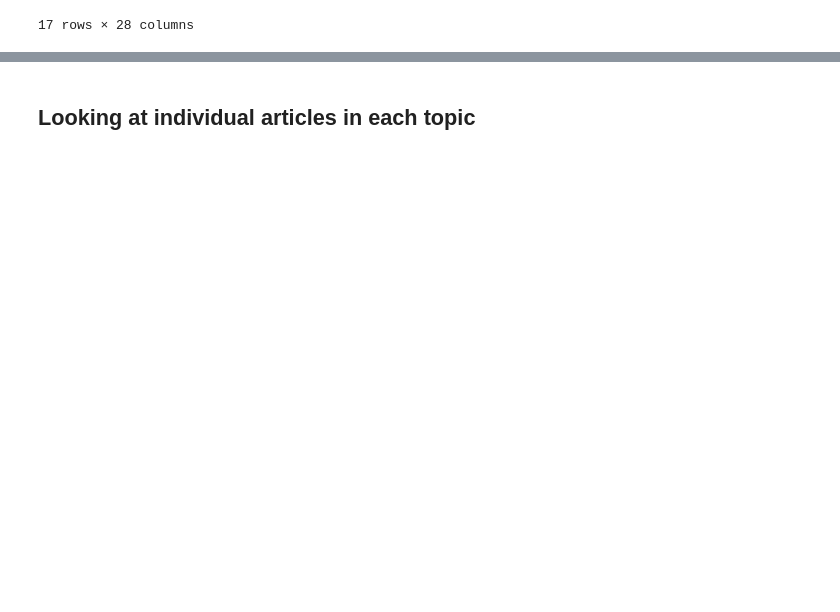
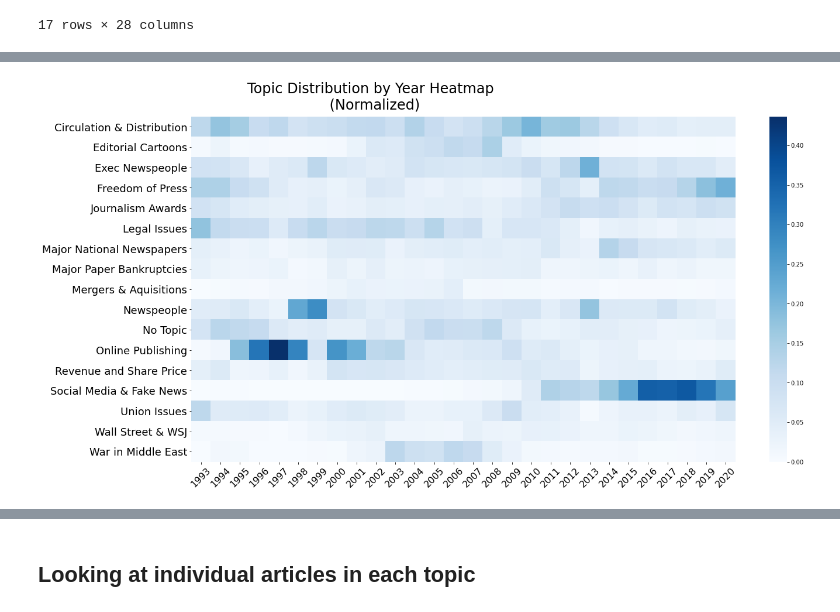
Before and after one commit to max-currier/newspaper_industry_nlp_analysis, a Jupyter notebook: 4_visualization.ipynb, the cells around one changed output, grey strips where cells are left out. Saved outputs shown, nothing was run; the diff lists cells and outputs as text; code cells hidden in the pictures; blank space fills up the shorter version.

```diff
--- a/4_visualization.ipynb
+++ b/4_visualization.ipynb
@@ -107,7 +108,8 @@ plt.xticks(size=16,rotation=45)
 plt.yticks(size=18)
 plt.xlabel('')
 plt.ylabel('')
-plt.suptitle('Topic Distribution by Year Heatmap', size=24, size=24, x=0.4)
+plt.suptitle('Topic Distribution by Year Heatmap \n (Normalized)', size=24, x=0.4)
+plt.tight_layout()
 plt.savefig('viz/heatmap1.svg')
 ;
 # %% [output]
@@ -115,3 +117,4 @@ SyntaxError: keyword argument repeated (<ipython-input-344-6d94aef7d9a2>, line 1
+[figure, added]
 # %%
 # all relevant topics in heatmap
 
```
Also changed, not shown: parts of 18 cells of this notebook, 18 other files.
